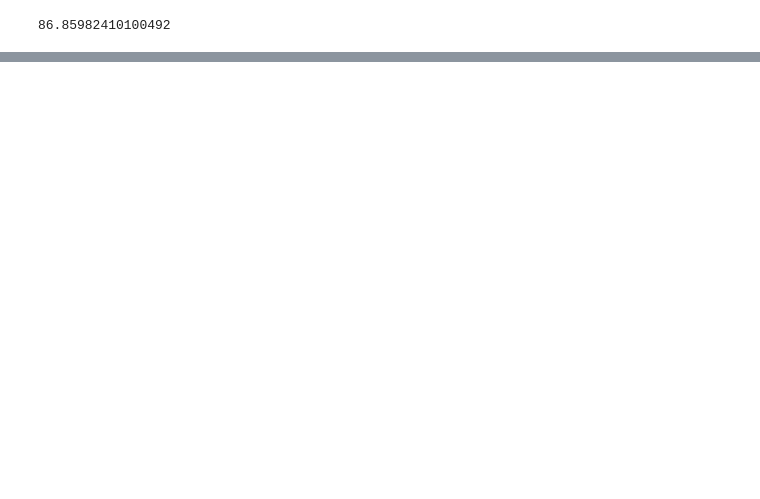
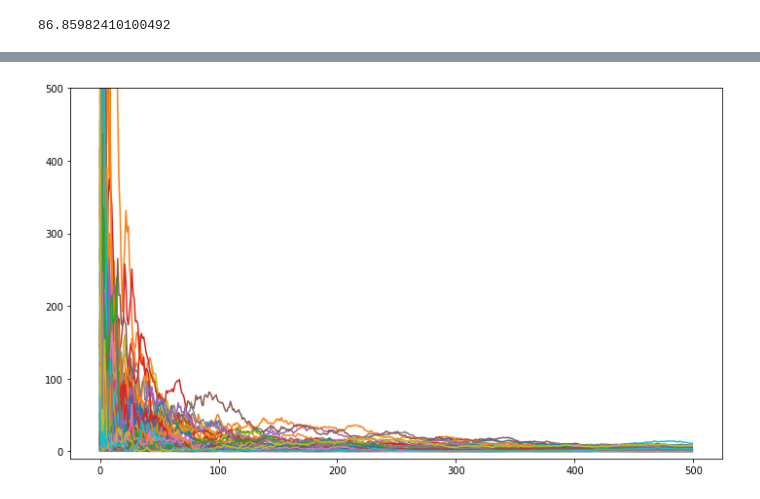
Before and after one commit to npinak/Python-Projects, a Jupyter notebook: Law-of-Large-Numbers/Law_of_Large_Numbers.ipynb, the cells around one changed output, grey strips where cells are left out. Cells and saved outputs as stored; diff of their text form; code cells hidden in the pictures; blank space fills up the shorter version.

```diff
--- a/Law-of-Large-Numbers/Law_of_Large_Numbers.ipynb
+++ b/Law-of-Large-Numbers/Law_of_Large_Numbers.ipynb
@@ -146,0 +255,6 @@ plt.show()
+# %%
+dfcumemean = pd.DataFrame()
+dfcumesum = pd.DataFrame()
+
+
+dfcumesum = dfmeans.cumsum(axis=0) # Finding the cumulative sum down each column
@@ -146,0 +277,4 @@ plt.show()
+# %%
+for i in range(99):
+  for j in range(500):
+    dfcumemean.at[j,i] = dfcumesum.at[j,i]/(j+1) # Finding the cumulative mean down each column
@@ -146,0 +297,3 @@ plt.show()
+# %%
+for i in range(99):
+  dfdivergence['Divergence' + ' ' + str(i+2)] = (dfcumemean[i] - realmean)**2
@@ -146,0 +309,4 @@ plt.show()
+# %%
+dfdivergence =  dfdivergence.drop(['Original Cumulative Mean Run 1'], axis=1)
+
+dfdivergence[:4]
@@ -146,0 +320,6 @@ plt.show()
+# %%
+dfdivergence.plot(figsize = (12,7), legend=False) # This plot shows the divergence from the real mean for 100 runs of cumulative averaging.
+plt.ylim([-10,500])
+plt.show()
+# %% [output]
+[figure, added]
```
Also changed, not shown: parts of 25 cells of this notebook.
